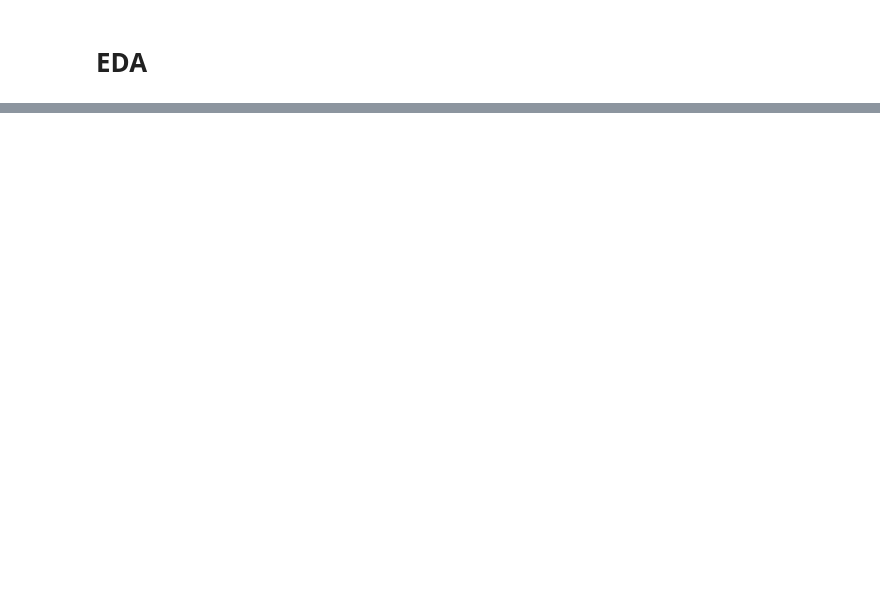
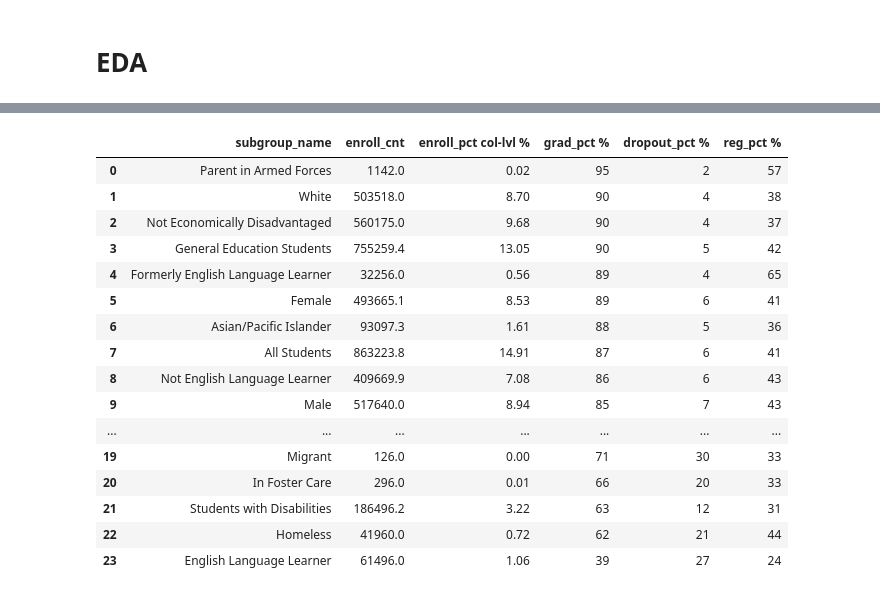
Before and after one commit to JetendraMulinti/DAV-6150---DataScience, a Jupyter notebook: M11 Practical Challenge Decision Tree versus Random Forest Performance/JetendraMulinti_M11.ipynb, the cells around one changed output, grey strips where cells are left out. Cells and saved outputs as stored; diff of their text form; code cells hidden in the pictures; blank space fills up the shorter version.

```diff
--- a/M11 Practical Challenge Decision Tree versus Random Forest Performance/JetendraMulinti_M11.ipynb
+++ b/M11 Practical Challenge Decision Tree versus Random Forest Performance/JetendraMulinti_M11.ipynb
@@ -207,0 +358,21 @@ StopIteration:
+# %%
+### subgroup_name wise (grad_pct%)
+calculate_percentages_and_sort(NY_df, group_by_column='subgroup_name', sort_by_column='grad_pct %', ascending=False)
+# %% [output]
+|  | subgroup_name | enroll_cnt | enroll_pct col-lvl % | grad_pct % | dropout_pct % | reg_pct % |
+| 0 | Parent in Armed Forces | 1142.0 | 0.02 | 95 | 2 | 57 |
+| 1 | White | 503518.0 | 8.70 | 90 | 4 | 38 |
+| 2 | Not Economically Disadvantaged | 560175.0 | 9.68 | 90 | 4 | 37 |
+| 3 | General Education Students | 755259.4 | 13.05 | 90 | 5 | 42 |
+| 4 | Formerly English Language Learner | 32256.0 | 0.56 | 89 | 4 | 65 |
+| 5 | Female | 493665.1 | 8.53 | 89 | 6 | 41 |
+| 6 | Asian/Pacific Islander | 93097.3 | 1.61 | 88 | 5 | 36 |
+| 7 | All Students | 863223.8 | 14.91 | 87 | 6 | 41 |
+| 8 | Not English Language Learner | 409669.9 | 7.08 | 86 | 6 | 43 |
+| 9 | Male | 517640.0 | 8.94 | 85 | 7 | 43 |
+| ... | ... | ... | ... | ... | ... | ... |
+| 19 | Migrant | 126.0 | 0.00 | 71 | 30 | 33 |
+| 20 | In Foster Care | 296.0 | 0.01 | 66 | 20 | 33 |
+| 21 | Students with Disabilities | 186496.2 | 3.22 | 63 | 12 | 31 |
+| 22 | Homeless | 41960.0 | 0.72 | 62 | 21 | 44 |
+| 23 | English Language Learner | 61496.0 | 1.06 | 39 | 27 | 24 |
```
Also changed, not shown: parts of 41 cells of this notebook.
